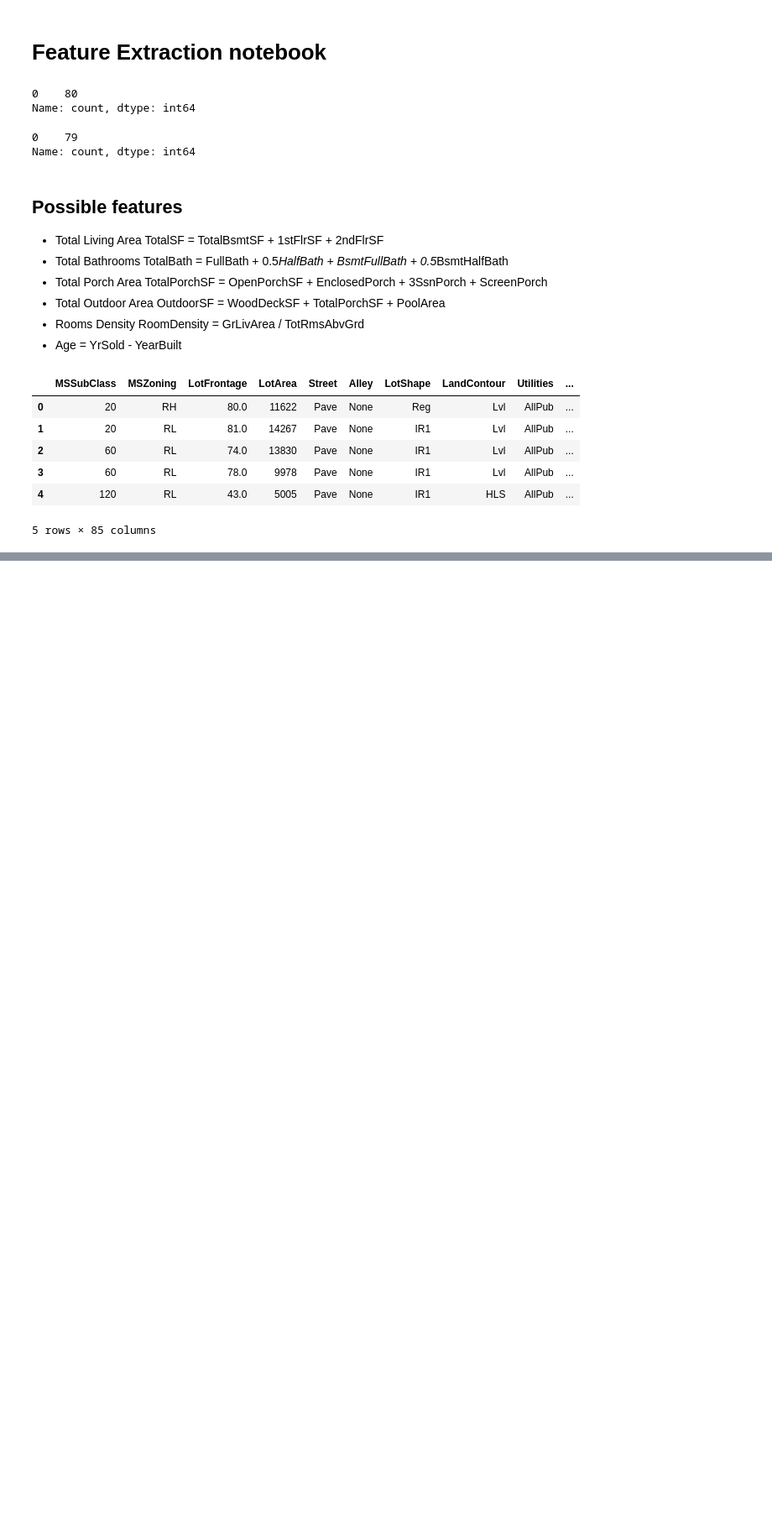
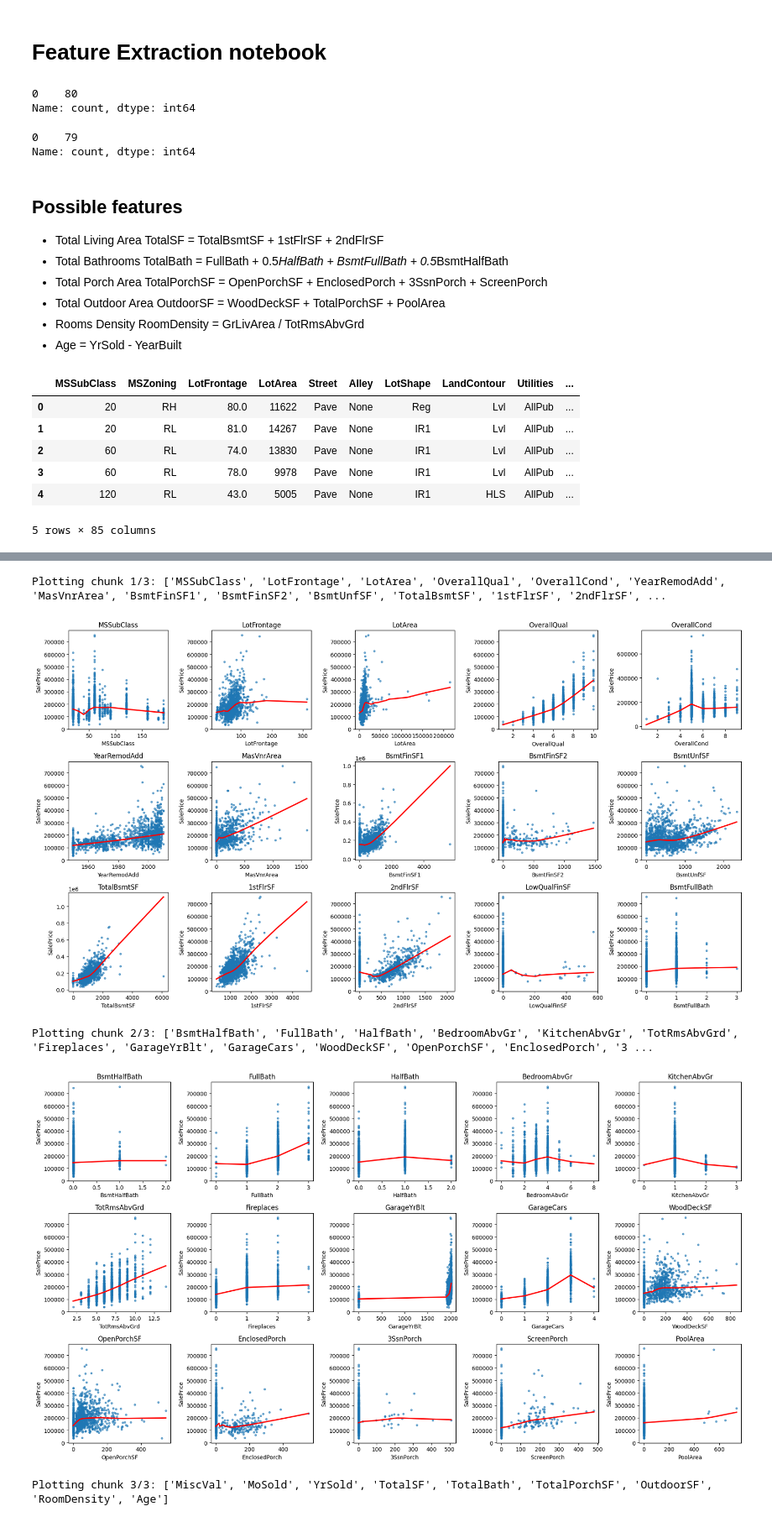
Before and after one commit to AsserMahmoud-DS/realestatecons, a Jupyter notebook: notebooks/eda_features.ipynb, the cells around one changed output, grey strips where cells are left out. Shown at 84% size. Drawn from its saved outputs; the diff is of its cells as text; code cells hidden in the pictures; blank space fills up the shorter version.

```diff
--- a/notebooks/eda_features.ipynb
+++ b/notebooks/eda_features.ipynb
@@ -62,0 +183,4 @@ test_df_features.head()
+# %%
+highly_corr_to_drop = ['YearBuilt', 'GarageArea','GrLivArea']
+test_df_features = test_df_features.drop(highly_corr_to_drop, axis = 1)
+train_df_features = train_df_features.drop(highly_corr_to_drop, axis = 1)
@@ -62,0 +288,9 @@ test_df_features.head()
+# %%
+for chunk_idx in range(0, len(feature_chunks)):
+    plot_feature_chunk(chunk_idx)
+# %% [output]
+Plotting chunk 1/3: ['MSSubClass', 'LotFrontage', 'LotArea', 'OverallQual', 'OverallCond', 'YearRemodAdd', 'MasVnrArea', 'BsmtFinSF1', 'BsmtFinSF2', 'BsmtUnfSF', 'TotalBsmtSF', '1stFlrSF', '2ndFlrSF', ...
+[figure, added]
+Plotting chunk 2/3: ['BsmtHalfBath', 'FullBath', 'HalfBath', 'BedroomAbvGr', 'KitchenAbvGr', 'TotRmsAbvGrd', 'Fireplaces', 'GarageYrBlt', 'GarageCars', 'WoodDeckSF', 'OpenPorchSF', 'EnclosedPorch', '3 ...
+[figure, added]
+Plotting chunk 3/3: ['MiscVal', 'MoSold', 'YrSold', 'TotalSF', 'TotalBath', 'TotalPorchSF', 'OutdoorSF', 'RoomDensity', 'Age']
```
Also changed, not shown: parts of 19 cells of this notebook.
